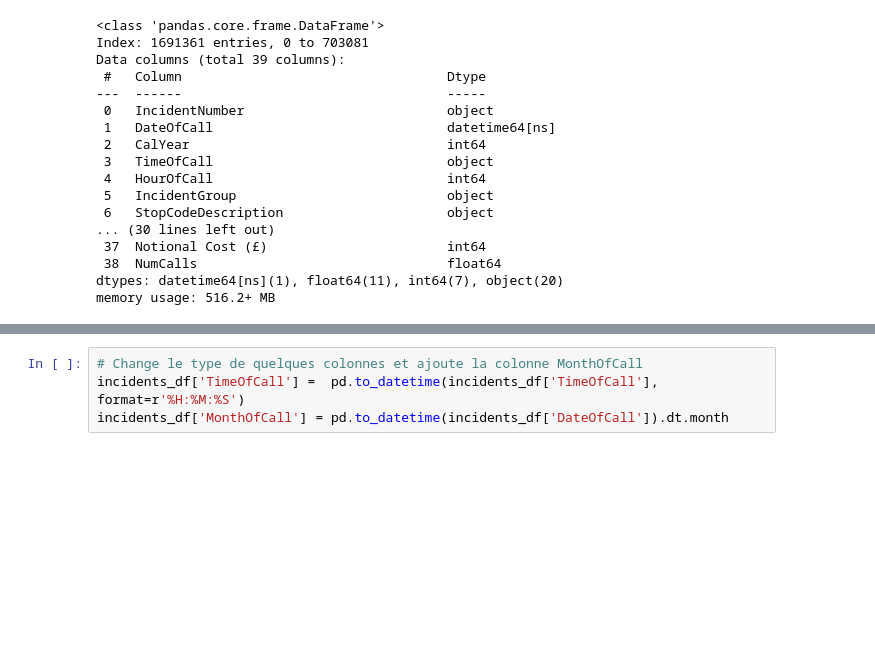
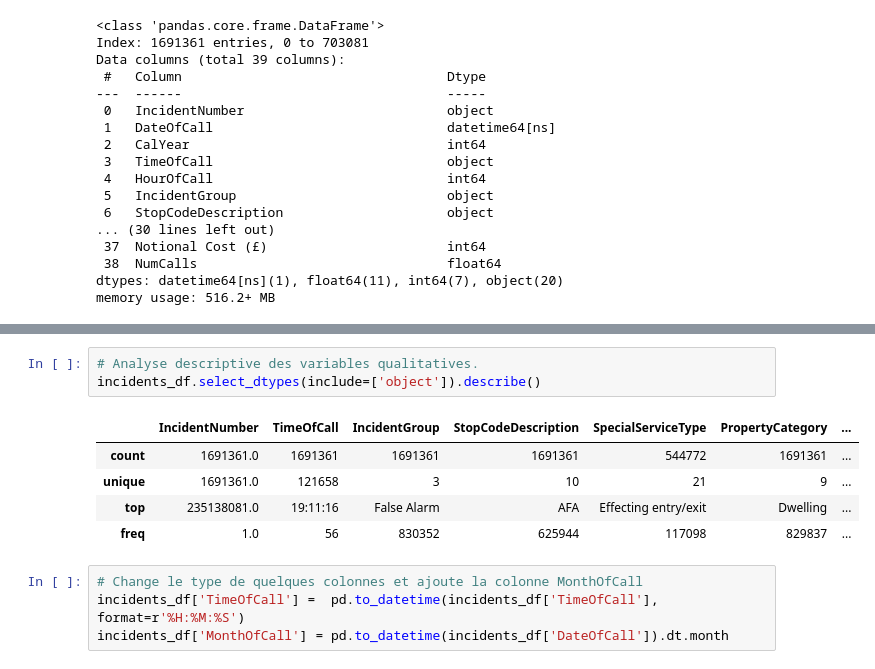
Before and after one commit to FrancescoDatascientest/Jan24_cds_Pompiers, a Jupyter notebook: notebooks/1.0-yng-initial-data-exploration.ipynb, the cells around one changed output, grey strips where cells are left out. Drawn from its saved outputs; the diff is of its cells as text; blank space fills up the shorter version.

```diff
--- a/notebooks/1.0-yng-initial-data-exploration.ipynb
+++ b/notebooks/1.0-yng-initial-data-exploration.ipynb
@@ -123,3 +174,12 @@ memory usage: 516.2+ MB
+# %%
+# Analyse descriptive des variables qualitatives.
+incidents_df.select_dtypes(include=['object']).describe()
+# %% [output]
+|  | IncidentNumber | TimeOfCall | IncidentGroup | StopCodeDescription | SpecialServiceType | PropertyCategory | ... |
+| count | 1691361.0 | 1691361 | 1691361 | 1691361 | 544772 | 1691361 | ... |
+| unique | 1691361.0 | 121658 | 3 | 10 | 21 | 9 | ... |
+| top | 235138081.0 | 19:11:16 | False Alarm | AFA | Effecting entry/exit | Dwelling | ... |
+| freq | 1.0 | 56 | 830352 | 625944 | 117098 | 829837 | ... |
 # %%
 # Change le type de quelques colonnes et ajoute la colonne MonthOfCall
 incidents_df['TimeOfCall'] =  pd.to_datetime(incidents_df['TimeOfCall'], format=r'%H:%M:%S')
```
Also changed, not shown: parts of 21 cells of this notebook.
